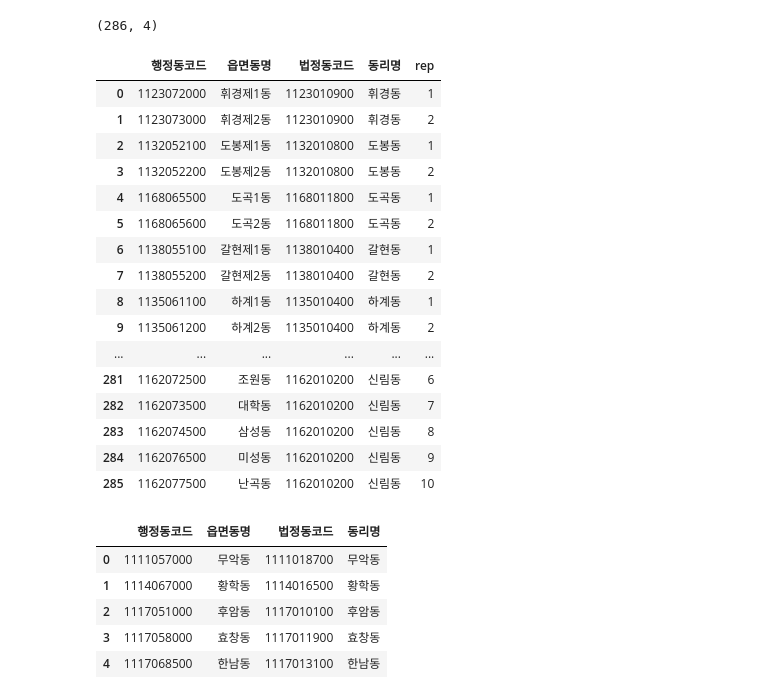
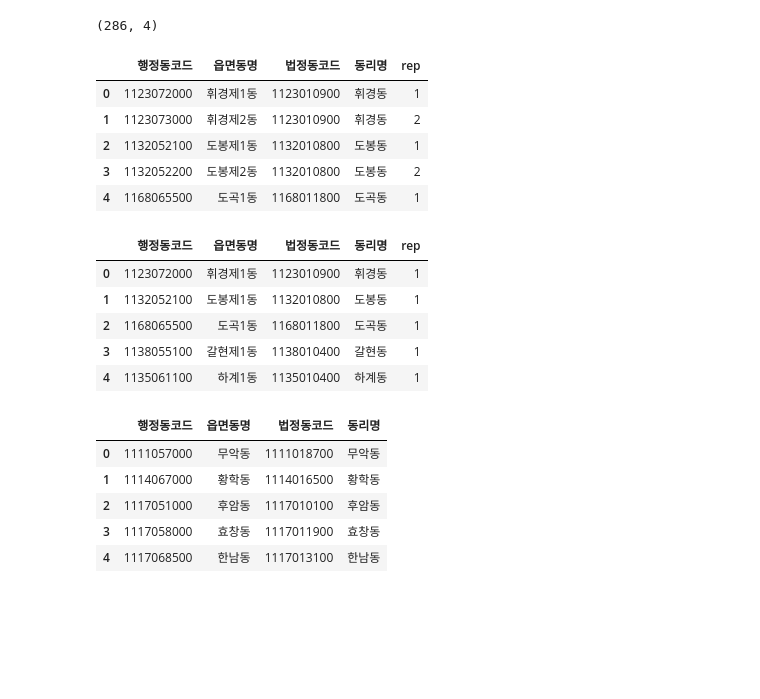
Before and after one commit to kmh5026/SeoBigCam_InfinitePower, a Jupyter notebook: preprocessing/KTH_행정동법정동매칭.ipynb, the cells around one changed output. Drawn from its saved outputs; the diff is of its cells as text; code cells hidden in the pictures; blank space fills up the shorter version.

```diff
--- a/preprocessing/KTH_행정동법정동매칭.ipynb
+++ b/preprocessing/KTH_행정동법정동매칭.ipynb
@@ -166,8 +166,3 @@ array(['종로1.2.3.4가동', '명동', '소공동', '사직동', '필동', '청
 hb2 = hb1.copy()
 # %%
 hb2['rep'] = range(742)
-# %%
-b = []
-for i in range(len(hm)):
-  a = hb2[hb2['동리명']==hm[i]]['rep'].to_list()
-  b = a+b
@@ -252,6 +243,6 @@ hangman.head()
 | 3 | 1132052200 | 도봉제2동 | 1132010800 | 도봉동 |
 | 4 | 1168065500 | 도곡1동 | 1168011800 | 도곡동 |
 # %%
-a = hangman.drop_duplicates(['동리명']).reset_index(drop=True)
-a
+angyup = hangman.drop_duplicates(['동리명']).reset_index(drop=True)
+angyup
 # %% [output]
@@ -319,25 +291,23 @@ for i in range(285):
 # %%
 hangman['rep'] = a
 # %%
-hangman
+hangman.head()
 # %% [output]
 |  | 행정동코드 | 읍면동명 | 법정동코드 | 동리명 | rep |
 | 0 | 1123072000 | 휘경제1동 | 1123010900 | 휘경동 | 1 |
 | 1 | 1123073000 | 휘경제2동 | 1123010900 | 휘경동 | 2 |
 | 2 | 1132052100 | 도봉제1동 | 1132010800 | 도봉동 | 1 |
 | 3 | 1132052200 | 도봉제2동 | 1132010800 | 도봉동 | 2 |
 | 4 | 1168065500 | 도곡1동 | 1168011800 | 도곡동 | 1 |
-| 5 | 1168065600 | 도곡2동 | 1168011800 | 도곡동 | 2 |
-| 6 | 1138055100 | 갈현제1동 | 1138010400 | 갈현동 | 1 |
-| 7 | 1138055200 | 갈현제2동 | 1138010400 | 갈현동 | 2 |
-| 8 | 1135061100 | 하계1동 | 1135010400 | 하계동 | 1 |
-| 9 | 1135061200 | 하계2동 | 1135010400 | 하계동 | 2 |
-| ... | ... | ... | ... | ... | ... |
-| 281 | 1162072500 | 조원동 | 1162010200 | 신림동 | 6 |
-| 282 | 1162073500 | 대학동 | 1162010200 | 신림동 | 7 |
-| 283 | 1162074500 | 삼성동 | 1162010200 | 신림동 | 8 |
-| 284 | 1162076500 | 미성동 | 1162010200 | 신림동 | 9 |
-| 285 | 1162077500 | 난곡동 | 1162010200 | 신림동 | 10 |
+# %%
+angyup.head()
+# %% [output]
+|  | 행정동코드 | 읍면동명 | 법정동코드 | 동리명 | rep |
+| 0 | 1123072000 | 휘경제1동 | 1123010900 | 휘경동 | 1 |
+| 1 | 1132052100 | 도봉제1동 | 1132010800 | 도봉동 | 1 |
+| 2 | 1168065500 | 도곡1동 | 1168011800 | 도곡동 | 1 |
+| 3 | 1138055100 | 갈현제1동 | 1138010400 | 갈현동 | 1 |
+| 4 | 1135061100 | 하계1동 | 1135010400 | 하계동 | 1 |
 # %%
 car2 = car1.copy()
 # %%
```
Also changed, not shown: parts of 20 cells of this notebook.
